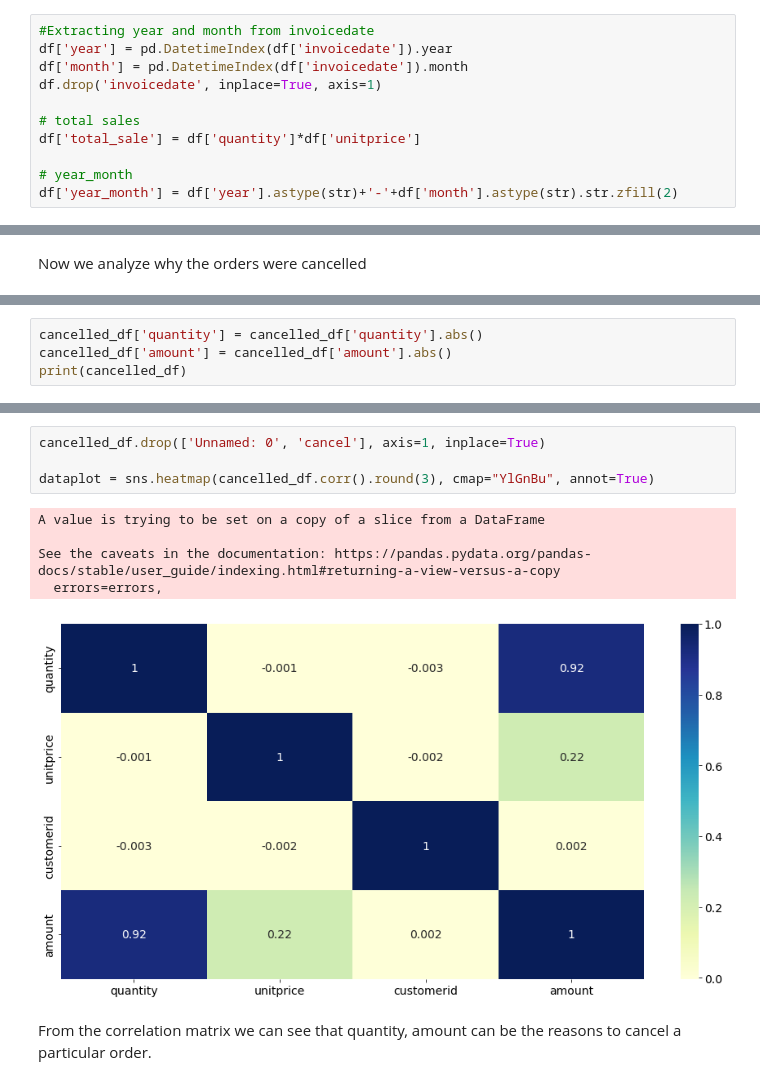
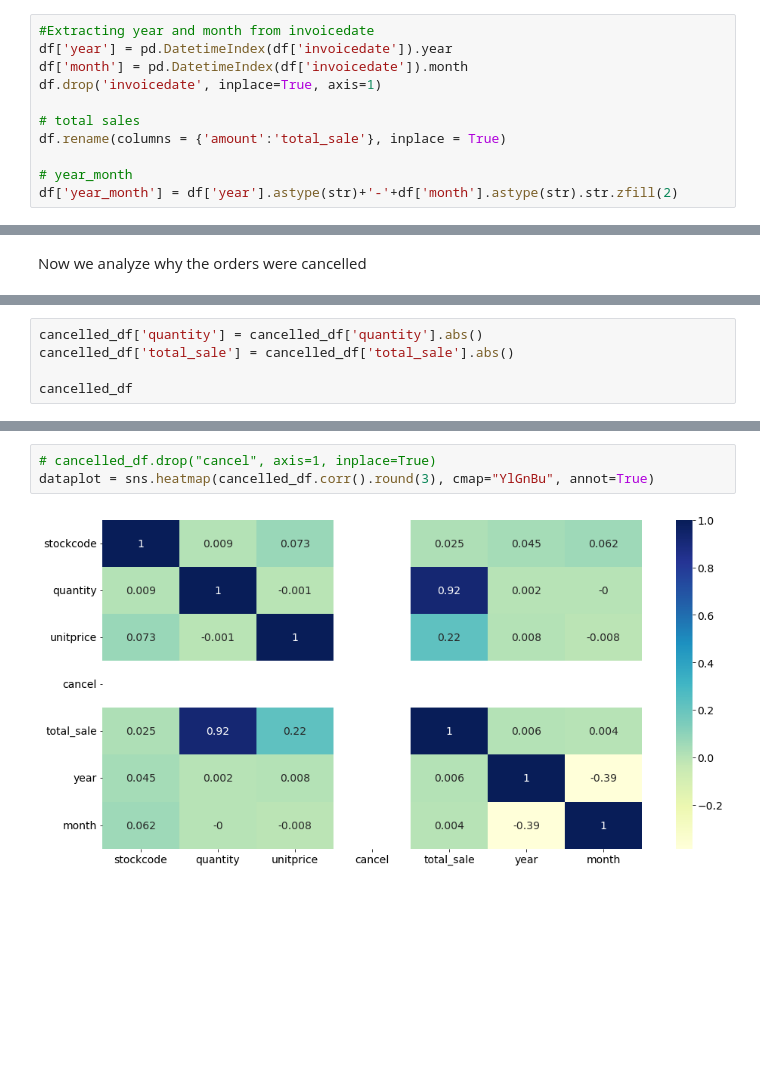
Before and after one commit to Aukerul-Shuvo/DAAS_Retail, a Jupyter notebook: notebook/Diagnostic Analysis.ipynb, the cells around one changed output, grey strips where cells are left out. Saved outputs shown, nothing was run; the diff lists cells and outputs as text; blank space fills up the shorter version.

Commit message:
add cancelation in diagnostic analysis

```diff
--- a/notebook/Diagnostic Analysis.ipynb
+++ b/notebook/Diagnostic Analysis.ipynb
@@ -68,7 +67,7 @@ df['month'] = pd.DatetimeIndex(df['invoicedate']).month
 df.drop('invoicedate', inplace=True, axis=1)
 
 # total sales
-df['total_sale'] = df['quantity']*df['unitprice']
+df.rename(columns = {'amount':'total_sale'}, inplace = True)
 
 # year_month
 df['year_month'] = df['year'].astype(str)+'-'+df['month'].astype(str).str.zfill(2)
@@ -468,5 +462,6 @@ Index(['Unnamed: 0', 'invoiceno', 'stockcode', 'description', 'quantity',
 # %%
 cancelled_df['quantity'] = cancelled_df['quantity'].abs()
-cancelled_df['amount'] = cancelled_df['amount'].abs()
-print(cancelled_df)
+cancelled_df['total_sale'] = cancelled_df['total_sale'].abs()
+
+cancelled_df
 # %% [output]
@@ -499,13 +491,6 @@ See the caveats in the documentation: https://pandas.pydata.org/pandas-docs/stab
 # %%
-cancelled_df.drop(['Unnamed: 0', 'cancel'], axis=1, inplace=True)
-
+# cancelled_df.drop("cancel", axis=1, inplace=True)
 dataplot = sns.heatmap(cancelled_df.corr().round(3), cmap="YlGnBu", annot=True)
 # %% [output]
-A value is trying to be set on a copy of a slice from a DataFrame
-
-See the caveats in the documentation: https://pandas.pydata.org/pandas-docs/stable/user_guide/indexing.html#returning-a-view-versus-a-copy
-  errors=errors,
-[figure, old version]
+[figure, new version]
-# %% [markdown]
-From the correlation matrix we can see that quantity, amount can be the reasons to cancel a particular order.
 # %%
```
Also changed, not shown: parts of 19 cells of this notebook.
